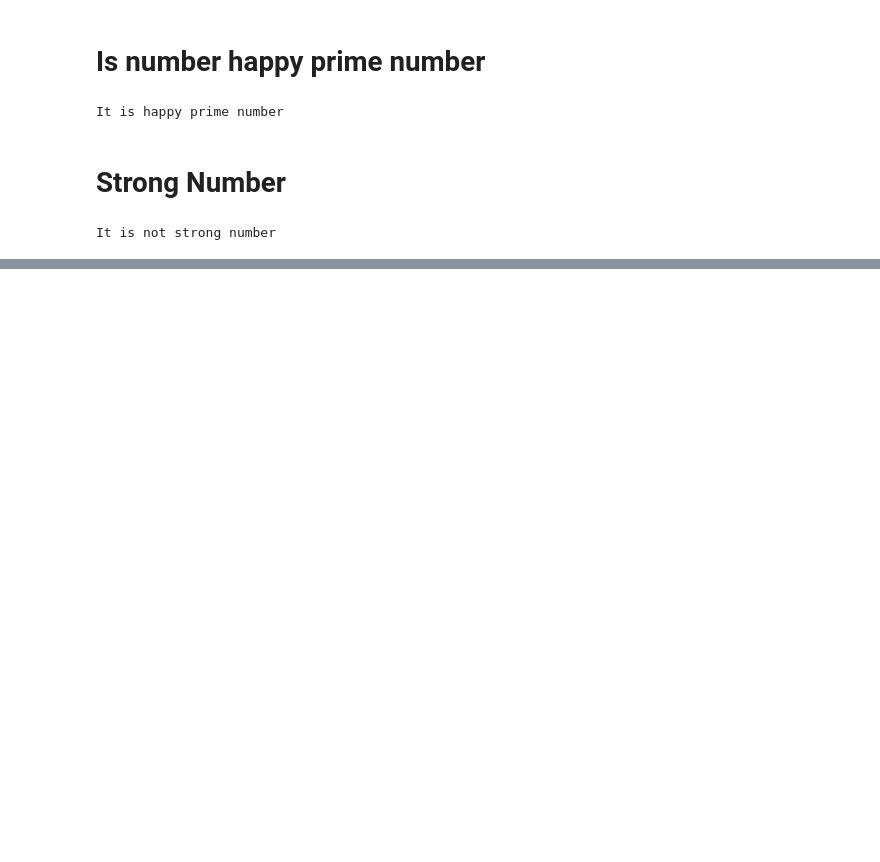
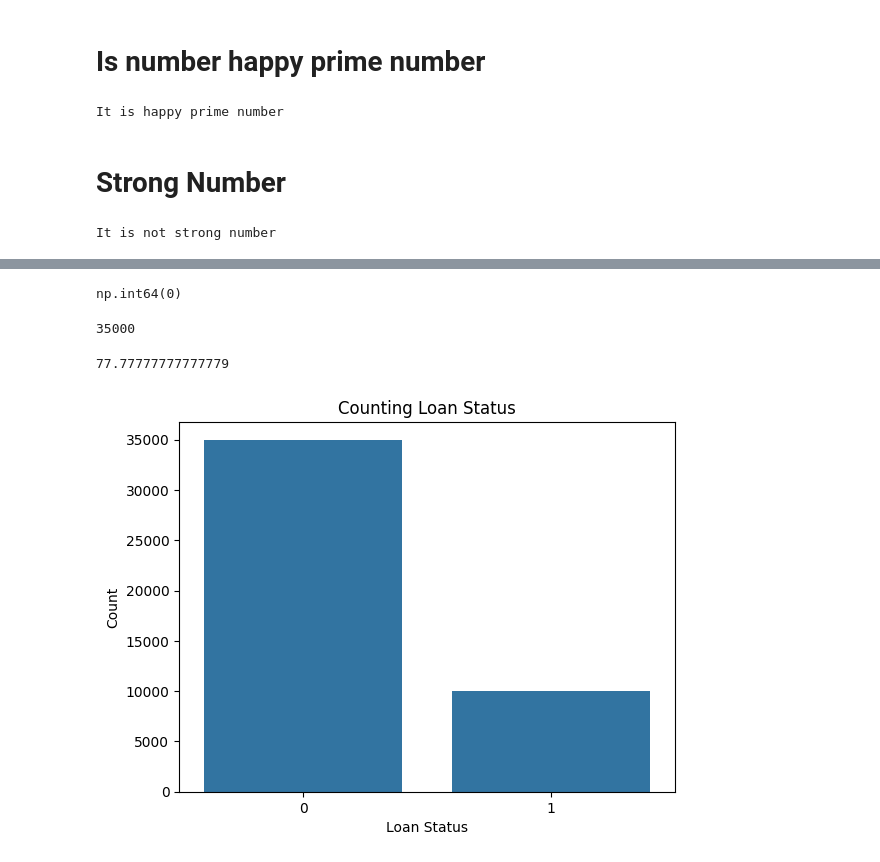
Before and after one commit to Omkar210/Python-Practice, a Jupyter notebook: Python_Practice.ipynb, the cells around one changed output, grey strips where cells are left out. Drawn from its saved outputs; the diff is of its cells as text; code cells hidden in the pictures; blank space fills up the shorter version.

```diff
--- a/Python_Practice.ipynb
+++ b/Python_Practice.ipynb
@@ -54,0 +64,5 @@ It is not strong number
+# %%
+import pandas as pd
+
+df = pd.read_csv('/root/.cache/kagglehub/datasets/muhammadmusharraf444/loan-approval-dataset/versions/1/loan_data_new.csv')
+df.head()
@@ -54,0 +126,27 @@ It is not strong number
+# %%
+df.duplicated().sum()
+# %% [output]
+np.int64(0)
+# %%
+import numpy as np
+
+df.iloc[np.where(df['Loan Status']==1)[0]]
+
+len(np.where(df['Loan Status']==0)[0])
+# %% [output]
+35000
+# %%
+(len(np.where(df['Loan Status']==0)[0])/df.shape[0])*100
+# %% [output]
+77.77777777777779
+# %%
+import seaborn as sns
+import matplotlib.pyplot as plt
+
+sns.countplot(x=df['Loan Status'],data=df)
+plt.title('Counting Loan Status')
+plt.xlabel('Loan Status')
+plt.ylabel('Count')
+plt.show()
+# %% [output]
+[figure, added]
```
Also changed, not shown: parts of 13 cells of this notebook.
